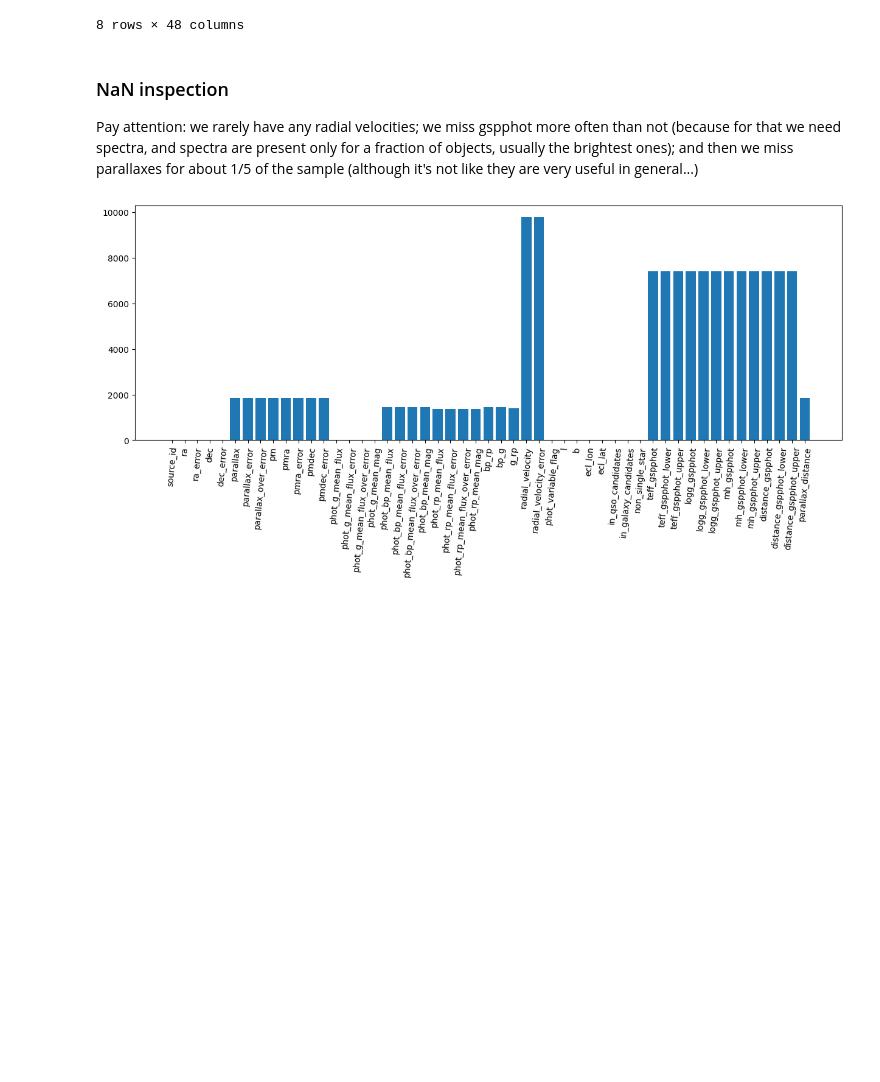
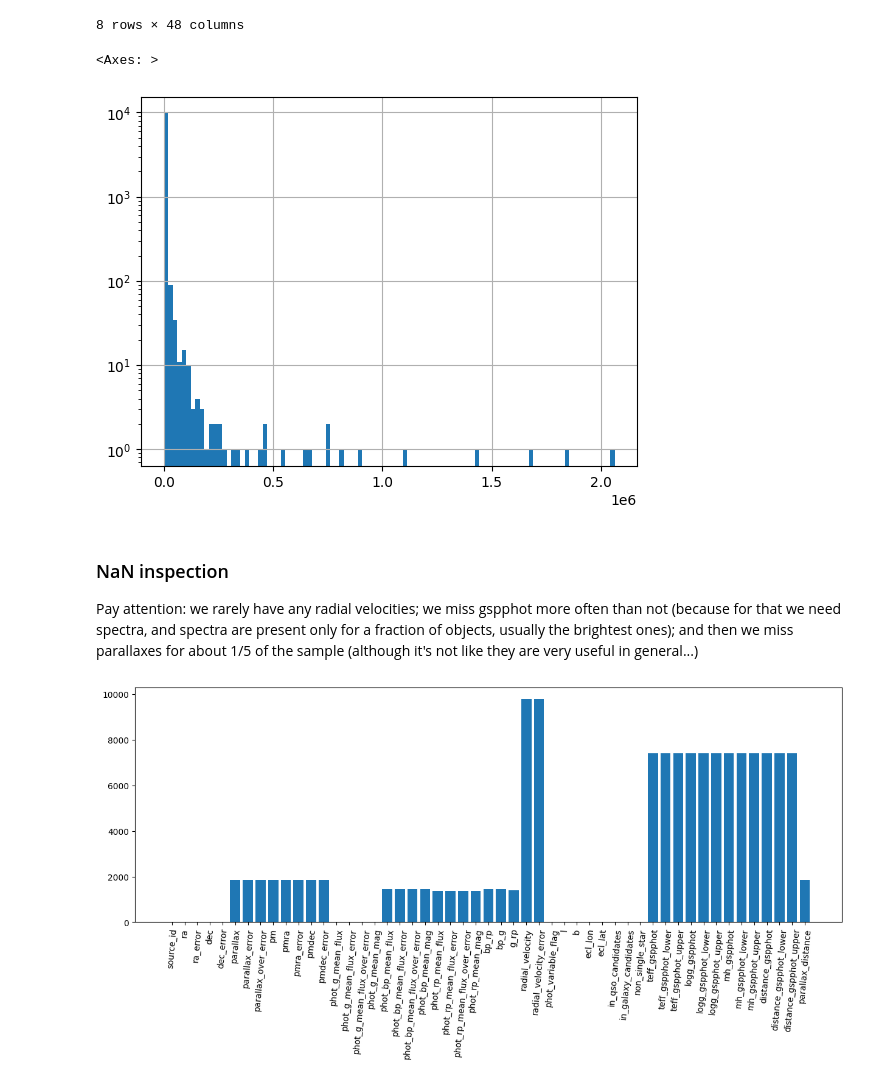
Before and after one commit to ShrRa/gaia_vis, a Jupyter notebook: 02_inspection/01_summary_report.ipynb, the cells around one changed output. Cells and saved outputs as stored; diff of their text form; code cells hidden in the pictures; blank space fills up the shorter version.

```diff
--- a/02_inspection/01_summary_report.ipynb
+++ b/02_inspection/01_summary_report.ipynb
@@ -64,6 +88,11 @@ df.describe()
 | 75% | 5.864856e+18 | 280.476689 | 0.930256 | 6.210761 | 0.826347 | 0.681680 | 0.647439 | 2.654184 | ... |
 | max | 6.917407e+18 | 359.725793 | 89.593567 | 88.869040 | 72.602676 | 12.599344 | 4.355501 | 708.418091 | ... |
 8 rows × 48 columns
+# %%
+df['phot_g_mean_flux'].hist(log=True, bins=100)
+# %% [output]
+<Axes: >
+[figure, added]
 # %% [markdown]
 ### NaN inspection
 Pay attention: we rarely have any radial velocities; we miss gspphot more often than not (because for that we need spectra, and spectra are present only for a fraction of objects, usually the brightest ones); and then we miss parallaxes for about 1/5 of the sample (although it's not like they are very useful in general...)
```
Also changed, not shown: parts of 2 cells of this notebook, 1 other file.
